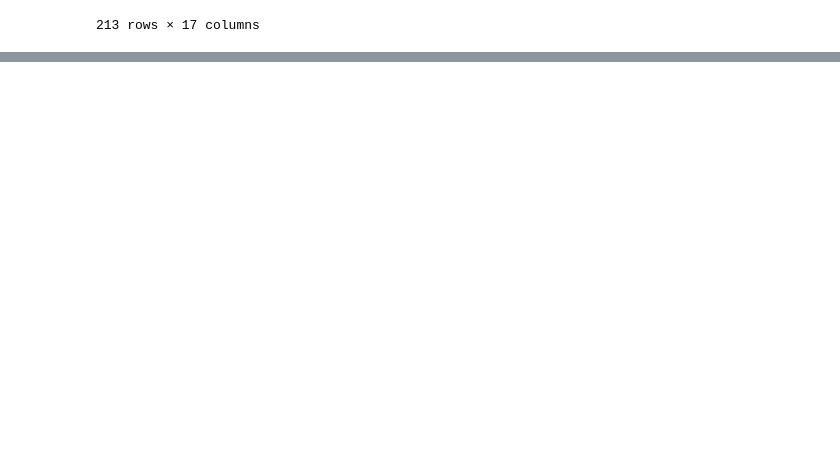
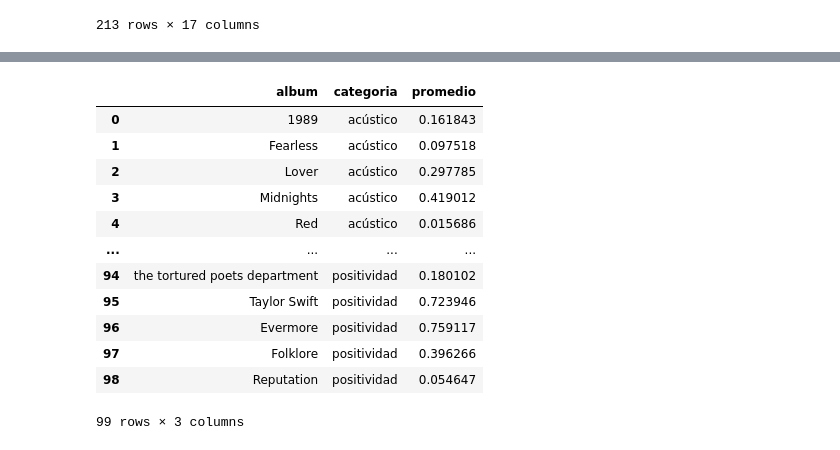
Before and after one commit to icorreald/promog-modulo4-sprint2-pairprogramming-marina_escobar-isabel_correal, a Jupyter notebook: isa_hace_cosas.ipynb, the cells around one changed output, grey strips where cells are left out. Cells and saved outputs as stored; diff of their text form; code cells hidden in the pictures; blank space fills up the shorter version.

```diff
--- a/isa_hace_cosas.ipynb
+++ b/isa_hace_cosas.ipynb
@@ -1021,5 +1041,40 @@ melted_df
 99 rows × 3 columns
+# %%
+diccionario_album = {'1989 (Deluxe Edition)':'1989', 'Fearless Platinum Edition':'Fearless', 'Lover':'Lover',
+       'Midnights (3am Edition)':'Midnights', 'Red (Deluxe Edition)':'Red',
+       'Speak Now (Deluxe Edition)':'Speak Now',
+       'THE TORTURED POETS DEPARTMENT: THE ANTHOLOGY':'the tortured poets department', 'Taylor Swift':'Taylor Swift',
+    'evermore (deluxe version)':'Evermore', 'folklore (deluxe version)':'Folklore',
+       'reputation':'Reputation'}
+# %%
+nombres_categorias = {'acousticness' : 'acústico',
+                      'danceability' : 'danzabilidad',
+                      'energy' : 'energía',
+                      'instrumentalness' : 'instrumental',
+                      'liveness' : 'directo',
+                      'loudness' : 'volumen',
+                      'speechiness' : 'liricismo',
+                      'tempo' : 'tempo',
+                      'valence' : 'positividad'
+                      }
 # %%
-melted_df['album']= melted_df['album'].map(diccionario)
+melted_df['album']= melted_df['album'].map(diccionario_album)
+melted_df['categoria']= melted_df['categoria'].map(nombres_categorias)
+# %%
+melted_df
+# %% [output]
+|  | album | categoria | promedio |
+| 0 | 1989 | acústico | 0.161843 |
+| 1 | Fearless | acústico | 0.097518 |
+| 2 | Lover | acústico | 0.297785 |
+| 3 | Midnights | acústico | 0.419012 |
+| 4 | Red | acústico | 0.015686 |
+| ... | ... | ... | ... |
+| 94 | the tortured poets department | positividad | 0.180102 |
+| 95 | Taylor Swift | positividad | 0.723946 |
+| 96 | Evermore | positividad | 0.759117 |
+| 97 | Folklore | positividad | 0.396266 |
+| 98 | Reputation | positividad | 0.054647 |
+99 rows × 3 columns
 # %%
 melted_df.to_csv('files/radas_powerbi.csv')
```
Also changed, not shown: parts of 5 cells of this notebook, 1 other file.
